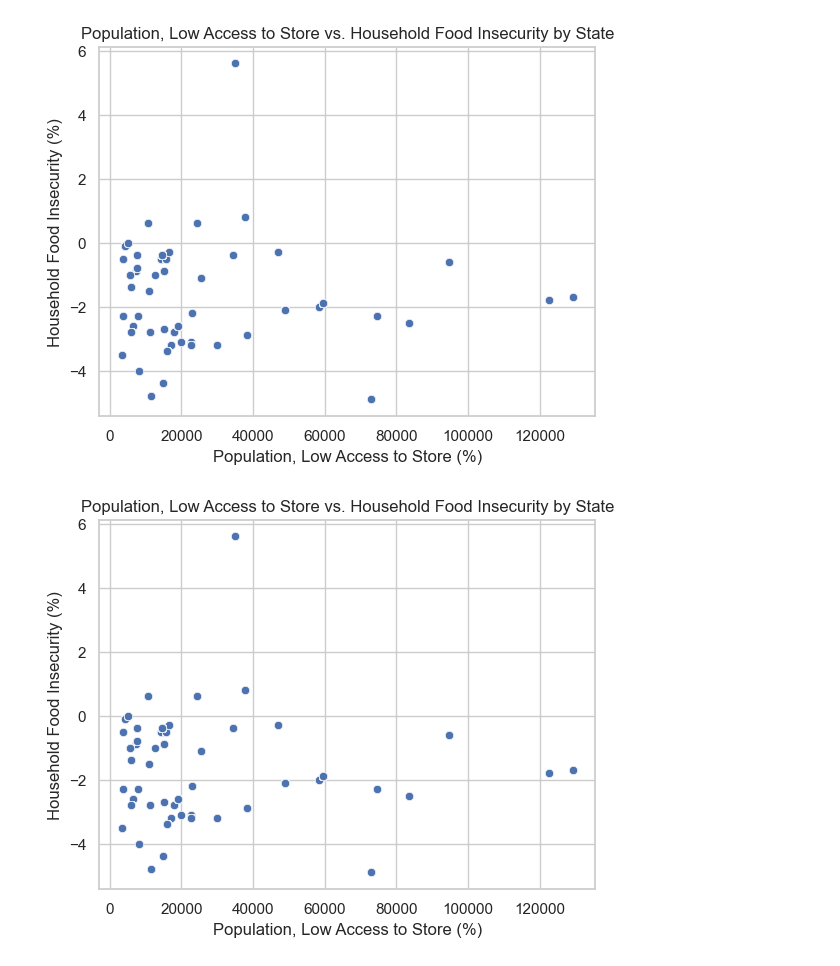
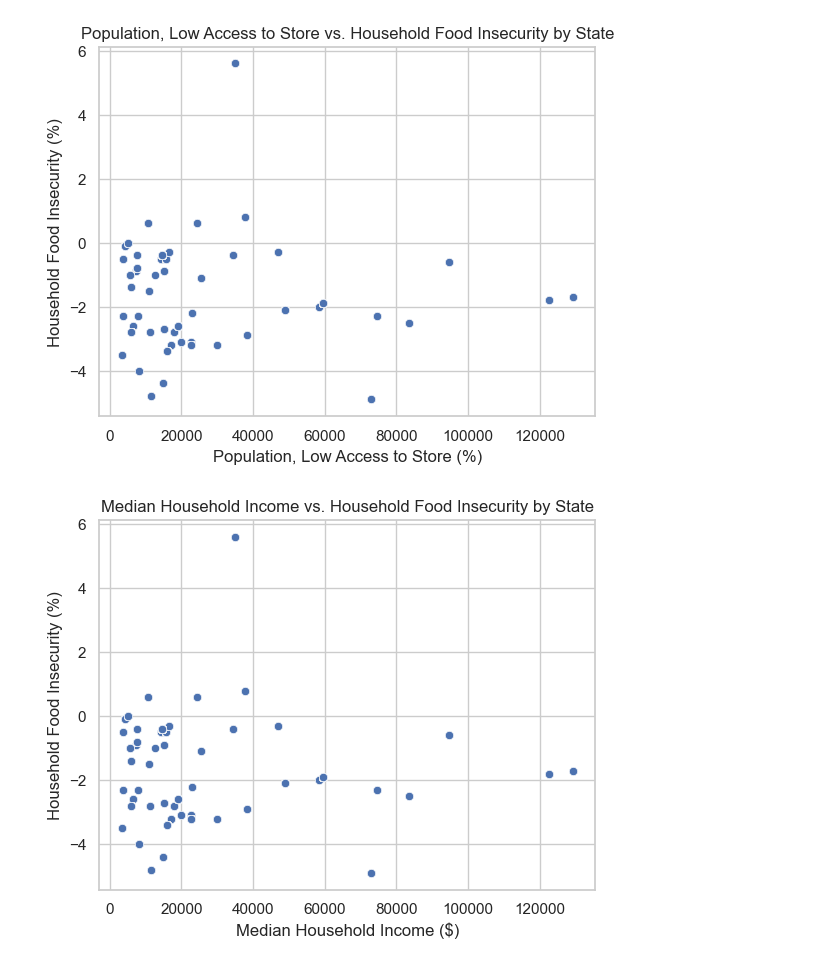
Before and after one commit to eva163x/food-insecurity-analysis, a Jupyter notebook: CS216_Project.ipynb, the cells around one changed output. Saved outputs shown, nothing was run; the diff lists cells and outputs as text; code cells hidden in the pictures.

```diff
--- a/CS216_Project.ipynb
+++ b/CS216_Project.ipynb
@@ -420,29 +406,29 @@ plt.show()
 # %%
 # median household income vs. food insecurity
 
 # Filter median household income
 filtered_data_income = state_and_county[state_and_county['Variable_Code'] == 'MEDHHINC15'].copy()
 filtered_data_income['Median Household Income'] = pd.to_numeric(filtered_data_income['Value'], errors='coerce')
 
 state_avg_median = filtered_data_income.groupby('State')['Median Household Income'].median().reset_index()
 
-# Merge the two datasets on FIPS code to align counties correctly
+# Merge the two datasets on State to align counties correctly
 merged_data_median = filtered_data_insecurity.merge(state_avg_median, on='State', how='left')
 
 # Create scatter plot
 sns.scatterplot(
     data=merged_data,
     x='Low Access Population',
     y='Household Insecurity',
     palette='tab20',
     legend = False
 )
 
-plt.title("Population, Low Access to Store vs. Household Food Insecurity by State")
-plt.xlabel("Population, Low Access to Store (%)")
+plt.title("Median Household Income vs. Household Food Insecurity by State")
+plt.xlabel("Median Household Income ($)")
 plt.ylabel("Household Food Insecurity (%)")
 
 plt.show()
 # %% [output]
-[figure, old version]
+[figure, new version]
 # %%
```
Also changed, not shown: parts of 5 cells of this notebook.
